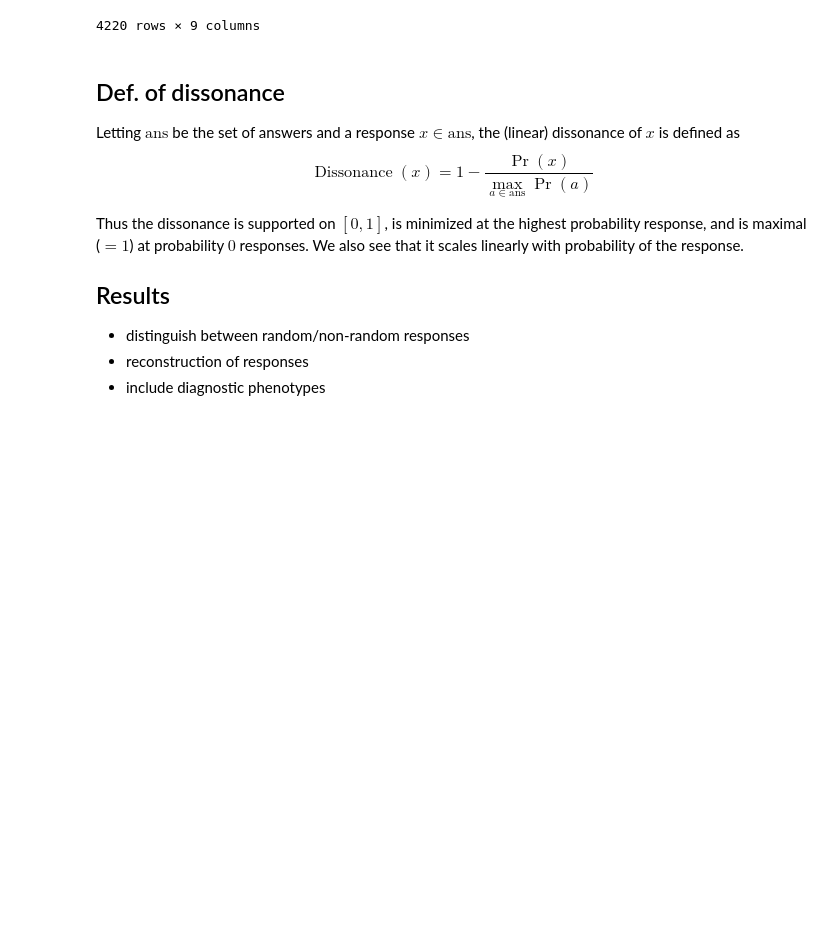
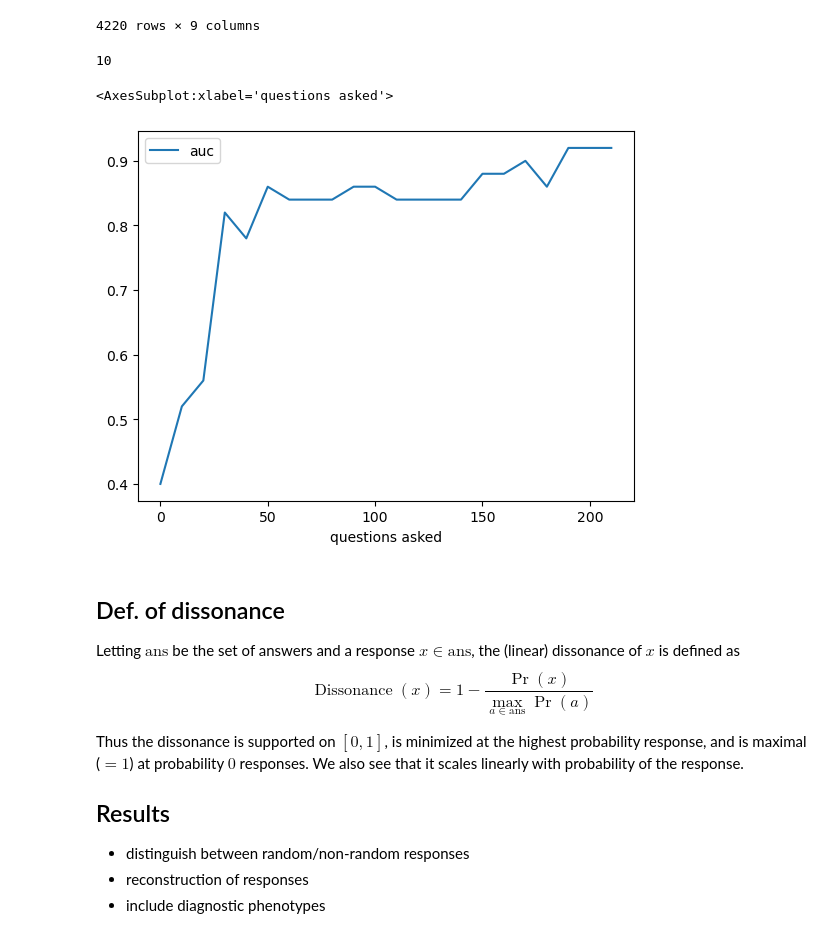
Before and after one commit to zeroknowledgediscovery/truthnet, a Jupyter notebook: notebooks/examples_testing.ipynb, the cells around one changed output. Saved outputs shown, nothing was run; the diff lists cells and outputs as text; code cells hidden in the pictures; blank space fills up the shorter version.

Commit message:
continue classification

```diff
--- a/notebooks/examples_testing.ipynb
+++ b/notebooks/examples_testing.ipynb
@@ -312,3 +343,40 @@ _get_training_set(dfs, range(0, 211, 10)).to_csv("PTSD_diss_train.csv", index=Fa
+# %%
+tra = pd.read_csv("data/classification/PTSD_diss_train.csv")
+tst = pd.read_csv("data/classification/PTSD_diss_test.csv")
+# %%
+fig, ax = plt.subplots()
+
+aucs = list()
+
+for i in range(1, len(tra.columns)):
+    X_train = tra.iloc[:, :i]
+    y_train = tra.iloc[:, -1]
+
+    X_test = tst.iloc[:, :i]
+    y_test = tst.iloc[:, -1]
+    forest = RandomForestClassifier(oob_score=True)
+    forest.fit(X_train, y_train)
+
+    r = RocCurveDisplay.from_estimator(
+        forest, X_test, y_test, pos_label="m2", ax=ax, name=tra.columns[i - 1]
+    )
+    aucs.append(r.roc_auc)
+    plt.close()
+
+# ax.legend(bbox_to_anchor=(1.1, 1.05))
+# %%
+eval(tra.columns[1])[1]
+# %% [output]
+10
+# %%
+auc_df = pd.DataFrame(
+    {"questions asked": [eval(x)[1] for x in tra.columns[:-1]], "auc": aucs}
+)
+
+auc_df.plot(x="questions asked", y="auc")
+# %% [output]
+<AxesSubplot:xlabel='questions asked'>
+[figure, added]
 # %% [markdown]
 ## Def. of dissonance
 
```
Also changed, not shown: parts of 4 cells of this notebook.
